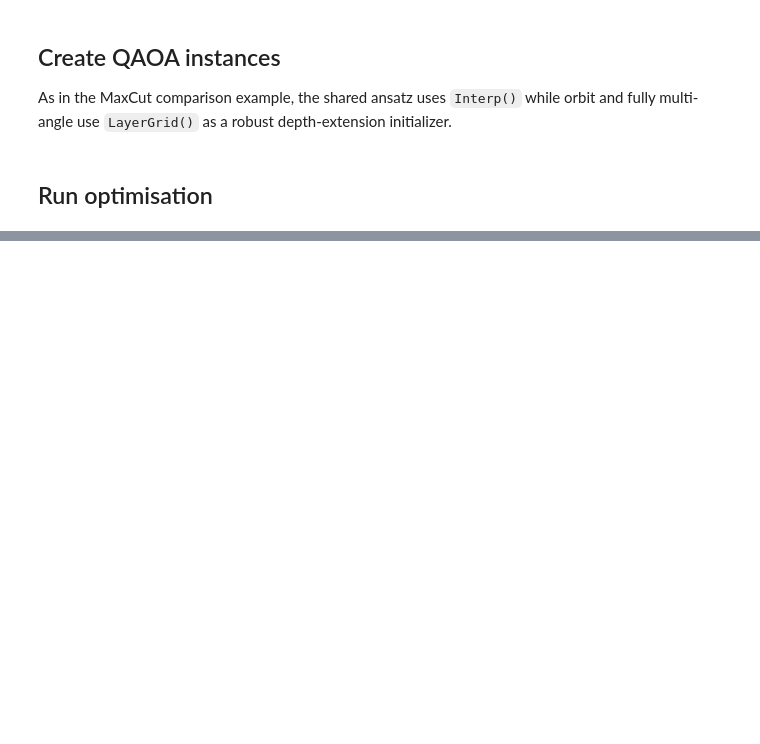
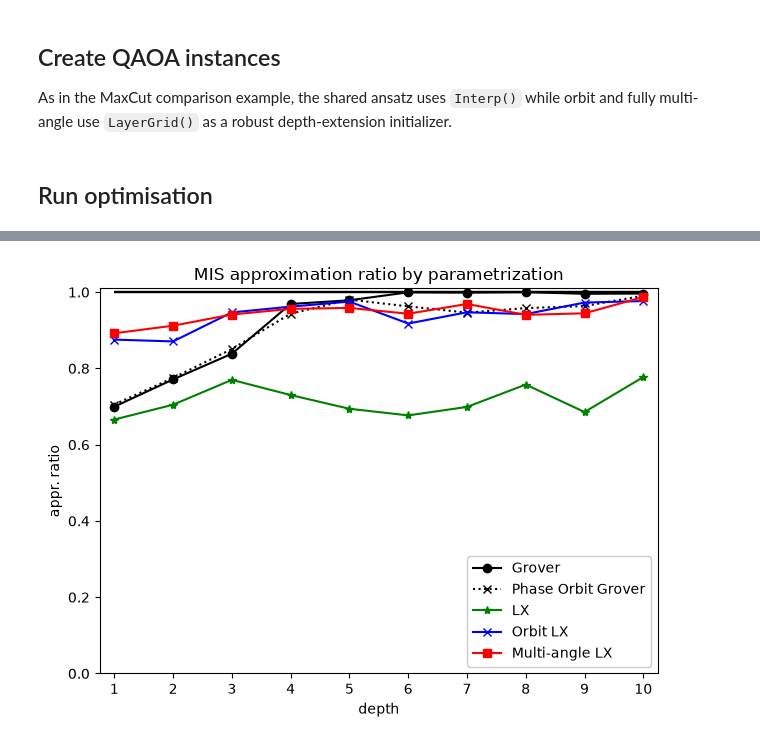
Before and after one commit to OpenQuantumComputing/QAOA, a Jupyter notebook: examples/MIS_MVC/ToyExample.ipynb, the cells around one changed output, grey strips where cells are left out. Saved outputs shown, nothing was run; the diff lists cells and outputs as text; code cells hidden in the pictures; blank space fills up the shorter version.

```diff
--- a/examples/MIS_MVC/ToyExample.ipynb
+++ b/examples/MIS_MVC/ToyExample.ipynb
@@ -64,9 +66,9 @@ plt.show()
 Set `problem_kind` to `"mis"` or `"mvc"`. The shared ansatz uses one `(γ, β)` pair per layer, the orbit ansatz uses one pair per vertex orbit, and the fully multi-angle ansatz uses one `(γ_i, β_i)` pair per vertex.
 # %%
 problem_kind = "mis"  # change to "mvc"
-initial_angle = np.pi / 4
-maxdepth = 5
-shots = 1000
+initial_angle = np.pi / 3
+maxdepth = 10
+shots = 2000
 
 problem_shared = MIS_MVC_Problem(G, problem_kind=problem_kind)
 problem_orbit = MIS_MVC_Orbit(G, problem_kind=problem_kind)
@@ -91,6 +93,8 @@ mixer_multi = VertexSubsetLXMixer(
     multi_angle=True,
 )
 
+grover_mixer = Grover(initial_state)
+
 degree_order = tuple(initial_state.node_order[target] for target in initial_state.vertex_order)
 print("Problem:", problem_kind.upper())
 print("Degree-ordered vertices:", degree_order)
@@ -127,6 +142,20 @@ grid_initializer = initializers.LayerGrid(
 )
 
 ansaetze = {
+    "Grover": QAOA(
+        problem=problem_shared,
+        mixer=grover_mixer,
+        initialstate=initial_state,
+        shots=shots,
+        initializer=initializers.Interp(),
+    ),
+    "Groverphaseorbit": QAOA(
+        problem=problem_orbit,
+        mixer=grover_mixer,
+        initialstate=initial_state,
+        shots=shots,
+        initializer=initializers.Interp(),
+    ),
     "shared": QAOA(
         problem=problem_shared,
         mixer=mixer_shared,
@@ -139,14 +168,14 @@ ansaetze = {
         mixer=mixer_orbit,
         initialstate=initial_state,
         shots=shots,
-        initializer=grid_initializer,
+        initializer=initializers.Interp(),
     ),
     "multi-angle": QAOA(
         problem=problem_multi,
         mixer=mixer_multi,
         initialstate=initial_state,
         shots=shots,
-        initializer=grid_initializer,
+        initializer=initializers.Interp(),
     ),
 }
 # %% [markdown]
@@ -158,9 +205,13 @@ for label, qaoa in ansaetze.items():
 # %%
 objmin, objmax = problem_shared.objective_bounds()
 
 fig = plt.figure()
-utils.plot_ApproximationRatio(ansaetze["shared"], maxdepth, objmin, objmax, label="Shared", style="k-o", fig=fig)
-utils.plot_ApproximationRatio(ansaetze["orbit"], maxdepth, objmin, objmax, label="Orbit", style="b-x", fig=fig)
-utils.plot_ApproximationRatio(ansaetze["multi-angle"], maxdepth, objmin, objmax, label="Multi-angle", style="r-s", fig=fig)
+utils.plot_ApproximationRatio(ansaetze["Grover"], maxdepth, objmin, objmax, label="Grover", style="k-o", fig=fig)
+utils.plot_ApproximationRatio(ansaetze["Groverphaseorbit"], maxdepth, objmin, objmax, label="Phase Orbit Grover", style="k:x", fig=fig)
+utils.plot_ApproximationRatio(ansaetze["shared"], maxdepth, objmin, objmax, label="LX", style="g-*", fig=fig)
+utils.plot_ApproximationRatio(ansaetze["orbit"], maxdepth, objmin, objmax, label="Orbit LX", style="b-x", fig=fig)
+utils.plot_ApproximationRatio(ansaetze["multi-angle"], maxdepth, objmin, objmax, label="Multi-angle LX", style="r-s", fig=fig)
 plt.title(f"{problem_kind.upper()} approximation ratio by parametrization")
 plt.tight_layout()
+# %% [output]
+[figure, added]
```
Also changed, not shown: parts of 5 cells of this notebook.
